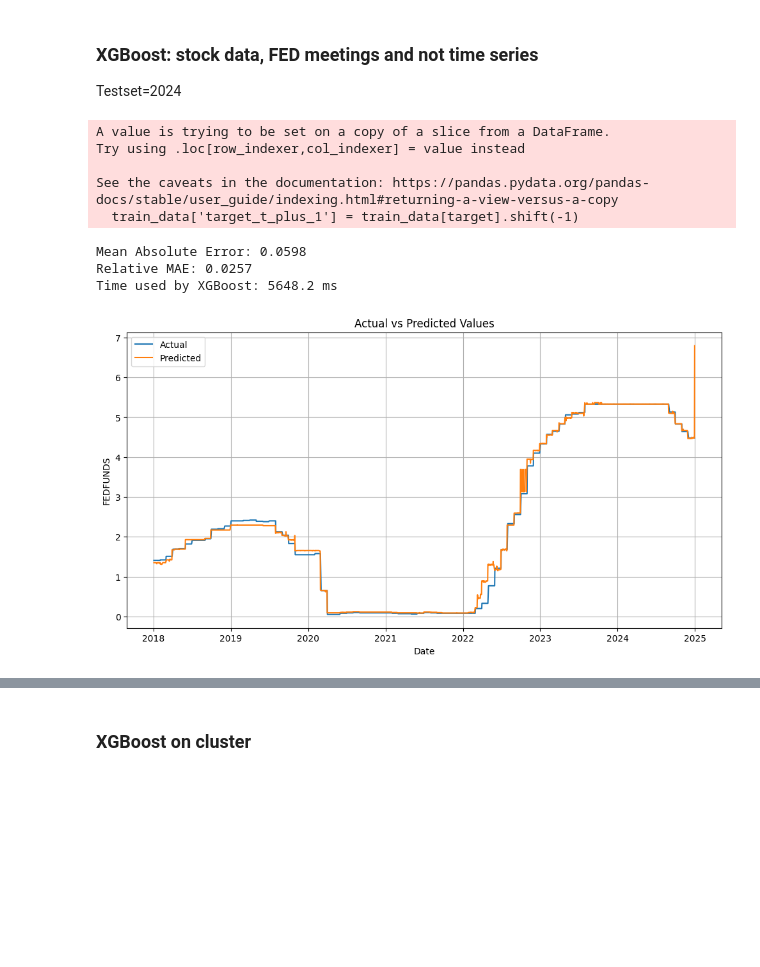
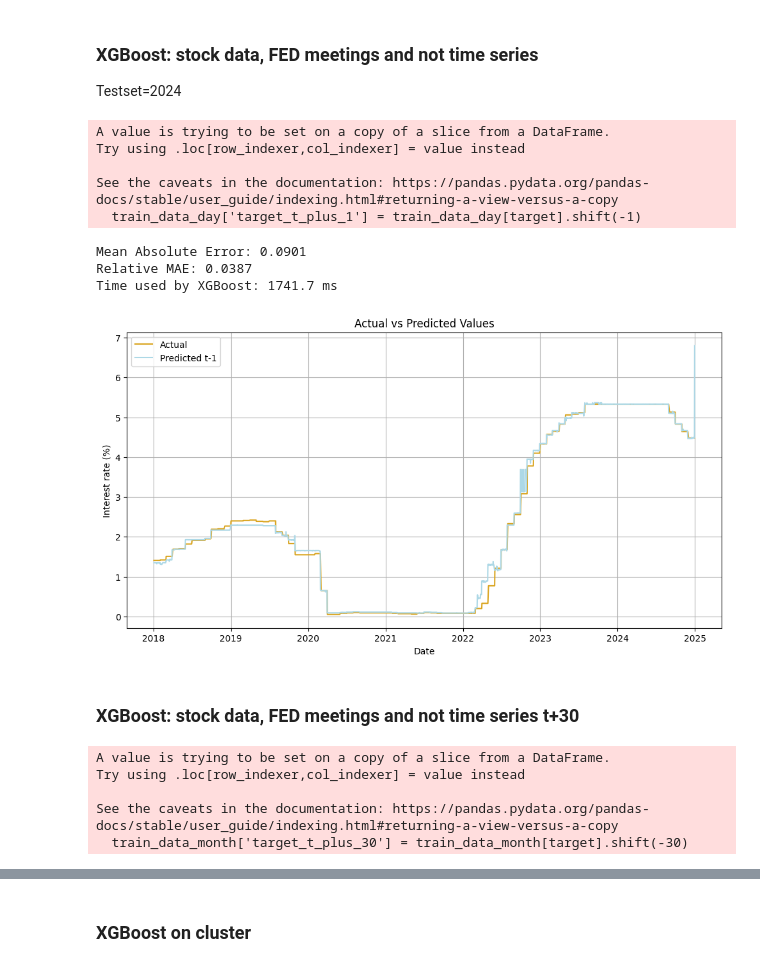
Before and after one commit to carlamcnair/Final-Project-AppML, a Jupyter notebook: notes_stine.ipynb, the cells around one changed output, grey strips where cells are left out. Drawn from its saved outputs; the diff is of its cells as text; code cells hidden in the pictures; blank space fills up the shorter version.

Commit message:
plots

```diff
--- a/notes_stine.ipynb
+++ b/notes_stine.ipynb
@@ -1519,12 +1557,14 @@ test_data = df[df['Date'] >= split_date]
 
 target = 'FEDFUNDS'
 # %%
+train_data_day = train_data
+
 # Create future-shifted target
-train_data['target_t_plus_1'] = train_data[target].shift(-1)
+train_data_day['target_t_plus_1'] = train_data_day[target].shift(-1)
 # %% [output]
 A value is trying to be set on a copy of a slice from a DataFrame.
 Try using .loc[row_indexer,col_indexer] = value instead
 
 See the caveats in the documentation: https://pandas.pydata.org/pandas-docs/stable/user_guide/indexing.html#returning-a-view-versus-a-copy
-  train_data['target_t_plus_1'] = train_data[target].shift(-1)
+  train_data_day['target_t_plus_1'] = train_data_day[target].shift(-1)
 # %%
@@ -1564,45 +1606,58 @@ params = {
     'objective': 'reg:squarederror',
     'eval_metric': 'mae',
     'verbosity': 0
 }
 
-evals = [(dtrain, 'train'), (dvalid, 'eval')]
+evals = [(dtrain_day, 'train'), (dvalid_day, 'eval')]
 
 # Train model with early stopping
-xgb_model = xgb.train(
+xgb_model_day = xgb.train(
     params=params,
-    dtrain=dtrain,
+    dtrain=dtrain_day,
     num_boost_round=1000,
     evals=evals,
     early_stopping_rounds=20,
     verbose_eval=False
 )
 
 # Predict and evaluate
-y_pred_rate = xgb_model.predict(dvalid, iteration_range=(0, xgb_model.best_iteration + 1))
-mae = mean_absolute_error(y_val, y_pred_rate)
-relative_mae = mae / abs(y_val).mean()
+y_pred_rate_day = xgb_model_day.predict(dvalid_day, iteration_range=(0, xgb_model_day.best_iteration + 1))
+mae_day = mean_absolute_error(y_val_day, y_pred_rate_day)
+relative_mae_day = mae_day / abs(y_val_day).mean()
 
-print(f"Mean Absolute Error: {mae:.4f}")
-print(f"Relative MAE: {relative_mae:.4f}")
+print(f"Mean Absolute Error: {mae_day:.4f}")
+print(f"Relative MAE: {relative_mae_day:.4f}")
 print(f"Time used by XGBoost: {(time.time() - start) * 1000:.1f} ms")
 import matplotlib.pyplot as plt
 
 # Assuming you still have test_data_clean (with dropped NAs) and predictions y_pred
 # Plot actual vs predicted
 plt.figure(figsize=(12,6))
-plt.plot(val_df['Date'], y_val, label='Actual') #, marker='o'
-plt.plot(val_df['Date'], y_pred_rate, label='Predicted') # , marker='x'
+plt.plot(val_df['Date'], y_val, label='Actual', color = 'goldenrod') #, marker='o'
+plt.plot(val_df['Date'], y_pred_rate, label='Predicted t-1', color = 'lightblue') # , marker='x'
 #plt.plot(test_data_clean['Date'], y_pred_ZCB, label='Predicted w. ZCB data', marker='x')
 #plt.plot(test_data_clean['Date'], y_pred_stock, label='Predicted w. stock data', marker='x')
 plt.xlabel('Date')
-plt.ylabel(target)
+plt.ylabel('Interest rate (%)')
 plt.title('Actual vs Predicted Values')
 plt.legend()
 plt.grid(True)
 plt.show()
 # %% [output]
-Mean Absolute Error: 0.0598
-Relative MAE: 0.0257
-Time used by XGBoost: 5648.2 ms
+Mean Absolute Error: 0.0901
+Relative MAE: 0.0387
+Time used by XGBoost: 1741.7 ms
-[figure, old version]
+[figure, new version]
+# %% [markdown]
+### XGBoost: stock data, FED meetings and not time series  t+30
+# %%
+train_data_month = train_data
+
+# Create future-shifted target
+train_data_month['target_t_plus_30'] = train_data_month[target].shift(-30)
+# %% [output]
+A value is trying to be set on a copy of a slice from a DataFrame.
+Try using .loc[row_indexer,col_indexer] = value instead
+
+See the caveats in the documentation: https://pandas.pydata.org/pandas-docs/stable/user_guide/indexing.html#returning-a-view-versus-a-copy
+  train_data_month['target_t_plus_30'] = train_data_month[target].shift(-30)
```
Also changed, not shown: parts of 17 cells of this notebook, 5 other files.
